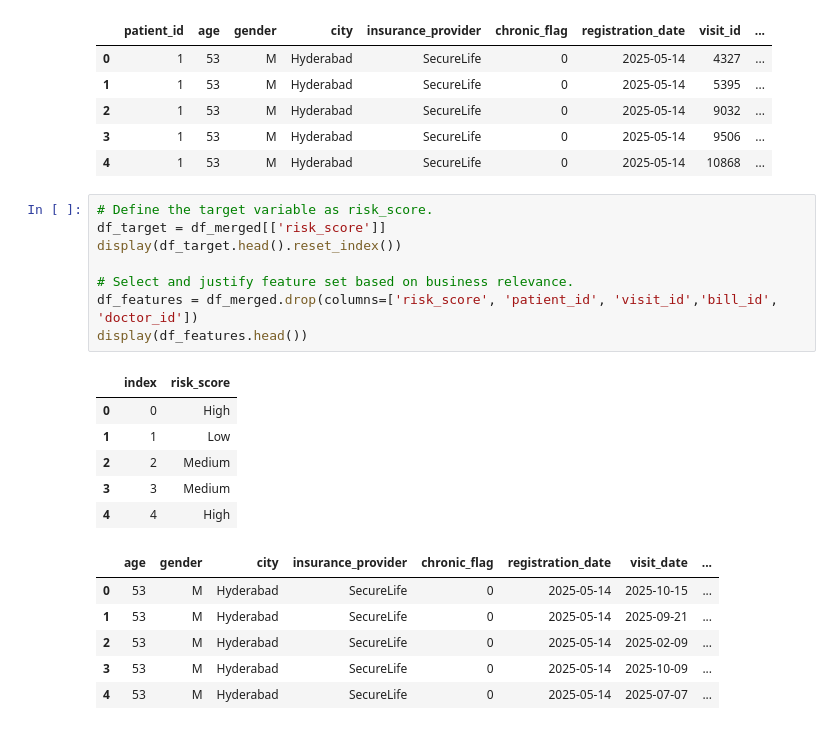
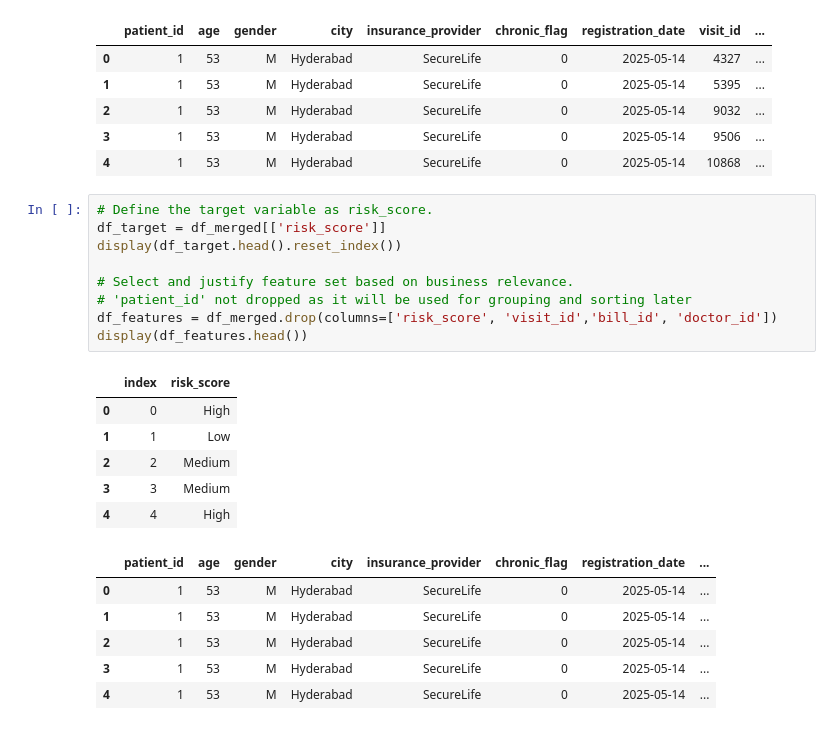
Before and after one commit to rahilkhan-acadmic/APAIML-GradedMiniProject, a Jupyter notebook: capstone/02_risk_model.ipynb, the cells around one changed output. Saved outputs shown, nothing was run; the diff lists cells and outputs as text.

```diff
--- a/capstone/02_risk_model.ipynb
+++ b/capstone/02_risk_model.ipynb
@@ -59,24 +56,25 @@ df_merged.head()
 # %%
 # Define the target variable as risk_score.
 df_target = df_merged[['risk_score']]
 display(df_target.head().reset_index())
 
 # Select and justify feature set based on business relevance.
-df_features = df_merged.drop(columns=['risk_score', 'patient_id', 'visit_id','bill_id', 'doctor_id'])
+# 'patient_id' not dropped as it will be used for grouping and sorting later
+df_features = df_merged.drop(columns=['risk_score', 'visit_id','bill_id', 'doctor_id'])
 display(df_features.head())
 # %% [output]
 |  | index | risk_score |
 | 0 | 0 | High |
 | 1 | 1 | Low |
 | 2 | 2 | Medium |
 | 3 | 3 | Medium |
 | 4 | 4 | High |
-|  | age | gender | city | insurance_provider | chronic_flag | registration_date | visit_date | ... |
-| 0 | 53 | M | Hyderabad | SecureLife | 0 | 2025-05-14 | 2025-10-15 | ... |
-| 1 | 53 | M | Hyderabad | SecureLife | 0 | 2025-05-14 | 2025-09-21 | ... |
-| 2 | 53 | M | Hyderabad | SecureLife | 0 | 2025-05-14 | 2025-02-09 | ... |
-| 3 | 53 | M | Hyderabad | SecureLife | 0 | 2025-05-14 | 2025-10-09 | ... |
-| 4 | 53 | M | Hyderabad | SecureLife | 0 | 2025-05-14 | 2025-07-07 | ... |
+|  | patient_id | age | gender | city | insurance_provider | chronic_flag | registration_date | ... |
+| 0 | 1 | 53 | M | Hyderabad | SecureLife | 0 | 2025-05-14 | ... |
+| 1 | 1 | 53 | M | Hyderabad | SecureLife | 0 | 2025-05-14 | ... |
+| 2 | 1 | 53 | M | Hyderabad | SecureLife | 0 | 2025-05-14 | ... |
+| 3 | 1 | 53 | M | Hyderabad | SecureLife | 0 | 2025-05-14 | ... |
+| 4 | 1 | 53 | M | Hyderabad | SecureLife | 0 | 2025-05-14 | ... |
 # %%
 # Feature Engineering
 
```
Also changed, not shown: parts of 7 cells of this notebook.
